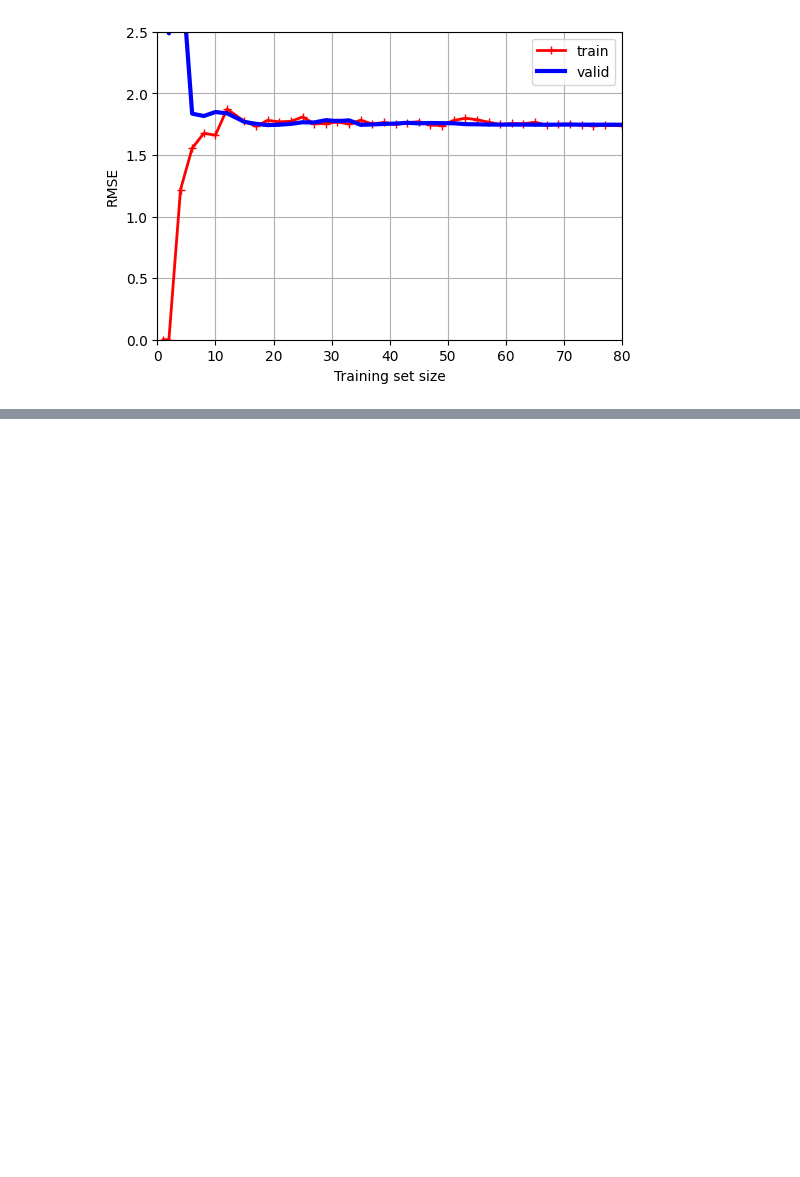
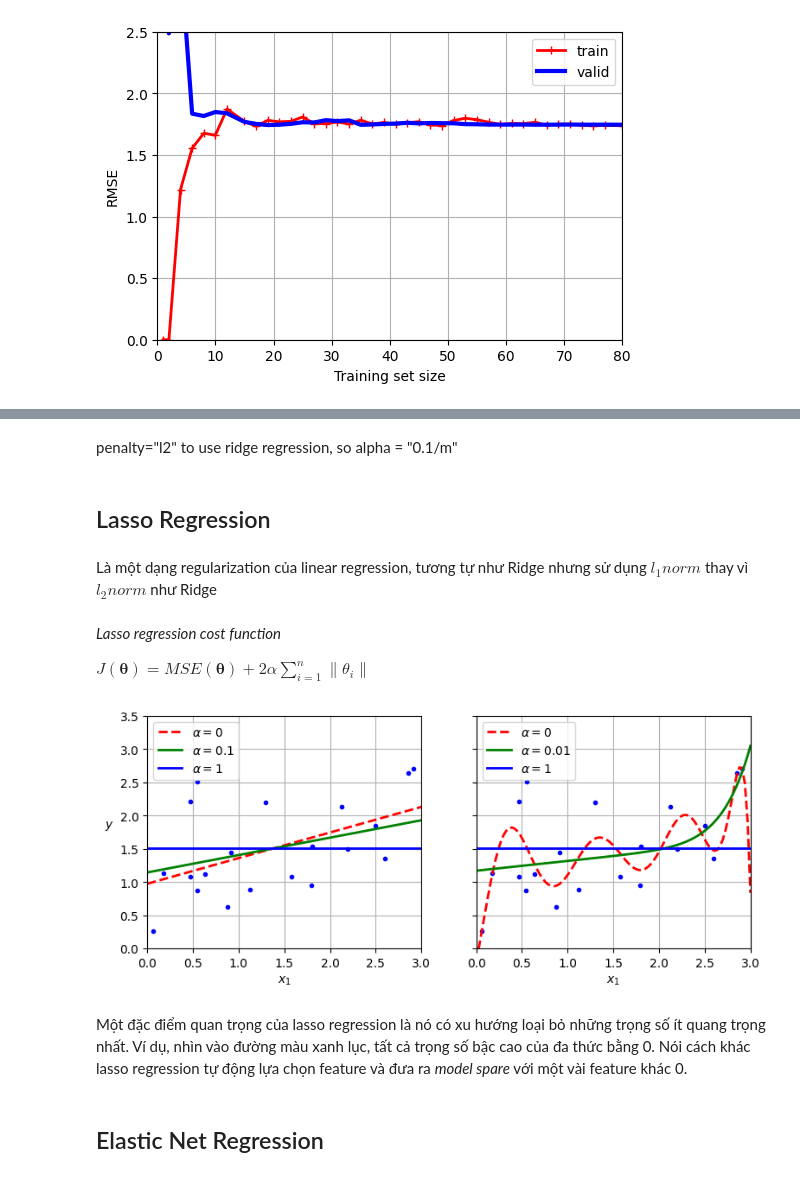
Before and after one commit to hoaghiepp/ml_learning, a Jupyter notebook: 04_training_models.ipynb, the cells around one changed output, grey strips where cells are left out. Saved outputs shown, nothing was run; the diff lists cells and outputs as text; code cells hidden in the pictures; blank space fills up the shorter version.

```diff
--- a/04_training_models.ipynb
+++ b/04_training_models.ipynb
@@ -397,0 +519,28 @@ plt.show()
+# %% [markdown]
+penalty="l2" to use ridge regression, so alpha = "0.1/m"
+# %% [markdown]
+## Lasso Regression
+# %% [markdown]
+Là một dạng regularization của linear regression, tương tự như Ridge nhưng sử dụng $l_1 norm$ thay vì $l_2 norm$ như Ridge
+# %% [markdown]
+*Lasso regression cost function*
+
+$J(\mathbf{\theta}) = MSE(\mathbf{\theta}) + 2{\alpha} \sum_{i=1}^n \| \theta_i \|$
+# %%
+from sklearn.linear_model import Lasso
+
+
+plt.figure(figsize=(9, 3.5))
+plt.subplot(121)
+plot_model(Lasso, polynomial=False, alphas=(0, 0.1, 1), random_state=42)
+plt.ylabel("$y$    ", rotation=0)
+plt.subplot(122)
+plot_model(Lasso, polynomial=True, alphas=(0, 10**-2, 1), random_state=42)
+plt.gca().axes.yaxis.set_ticklabels([]) # type: ignore
+plt.show()
+# %% [output]
+[figure, added]
+# %% [markdown]
+Một đặc điểm quan trọng của lasso regression là nó có xu hướng loại bỏ những trọng số ít quang trọng nhất. Ví dụ, nhìn vào đường màu xanh lục, tất cả trọng số bậc cao của đa thức bằng 0. Nói cách khác lasso regression tự động lựa chọn feature và đưa ra *model spare* với một vài feature khác 0.
+# %% [markdown]
+## Elastic Net Regression
```
Also changed, not shown: parts of 109 cells of this notebook.
